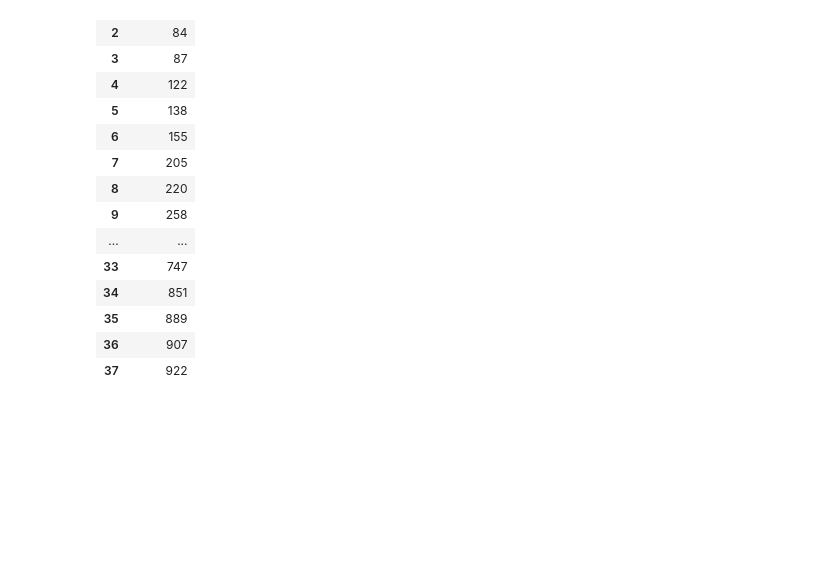
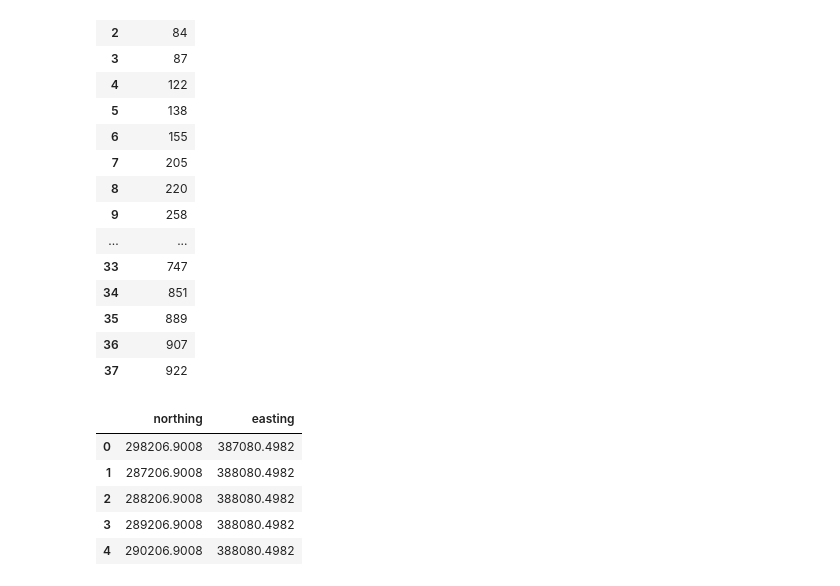
Before and after one commit to BohaoSuCC/CASADataHackathon, a Jupyter notebook: Pmedian.ipynb, the cells around one changed output. Drawn from its saved outputs; the diff is of its cells as text; code cells hidden in the pictures; blank space fills up the shorter version.

```diff
--- a/Pmedian.ipynb
+++ b/Pmedian.ipynb
@@ -501,7 +511,15 @@ df
 | 37 | 922 |
 # %%
 Candidate_points_1000_df_1 = Candidate_points_1000_df.copy()
-# drop the 'points_is'  column
+# drop the 'points_id'  column
 Candidate_points_1000_df_1.drop(columns=['candidate_point_id'], inplace=True)
+Candidate_points_1000_df_1.head(5)
+# %% [output]
+|  | northing | easting |
+| 0 | 298206.9008 | 387080.4982 |
+| 1 | 287206.9008 | 388080.4982 |
+| 2 | 288206.9008 | 388080.4982 |
+| 3 | 289206.9008 | 388080.4982 |
+| 4 | 290206.9008 | 388080.4982 |
 # %%
 station_points_38.columns
```
Also changed, not shown: parts of 13 cells of this notebook, 5 other files.
